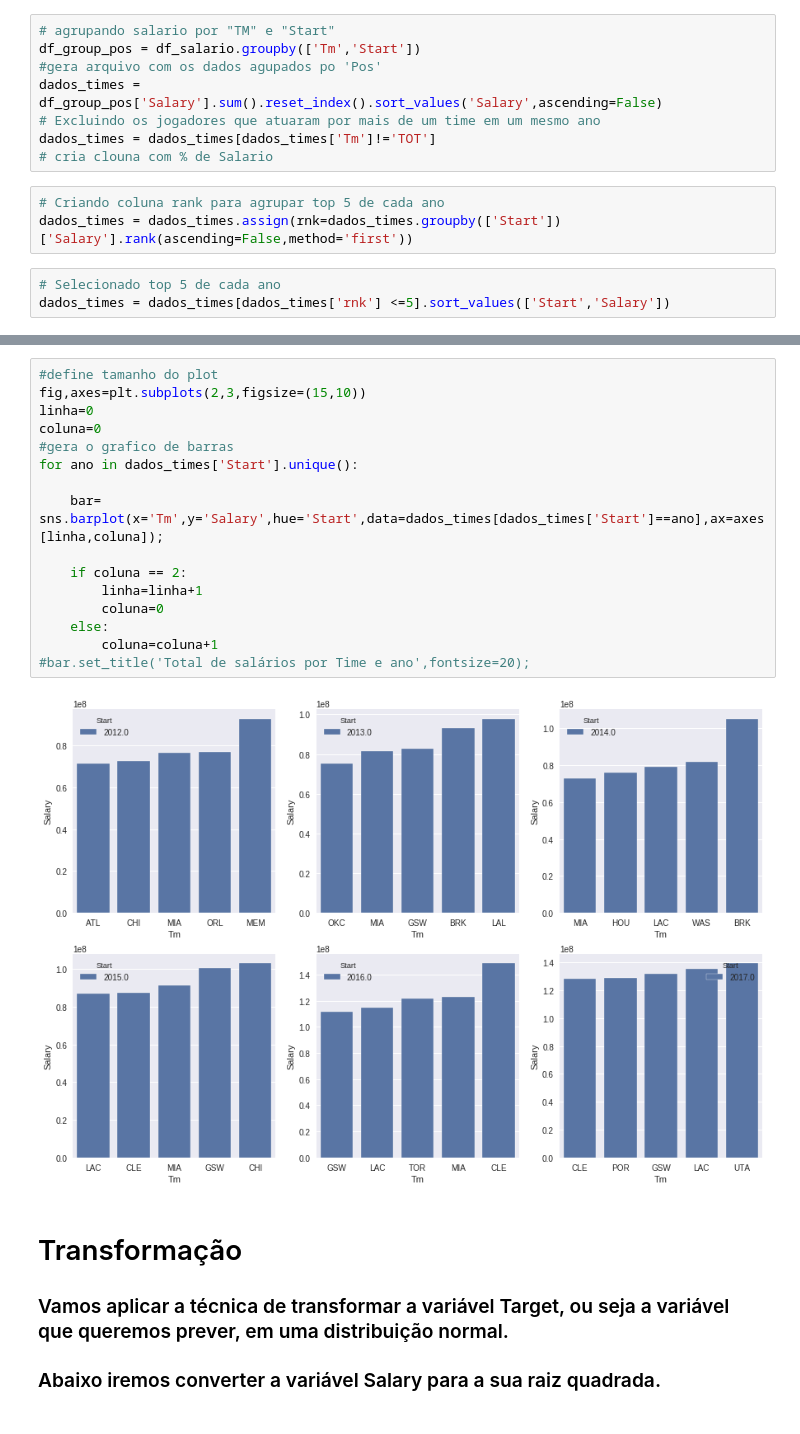
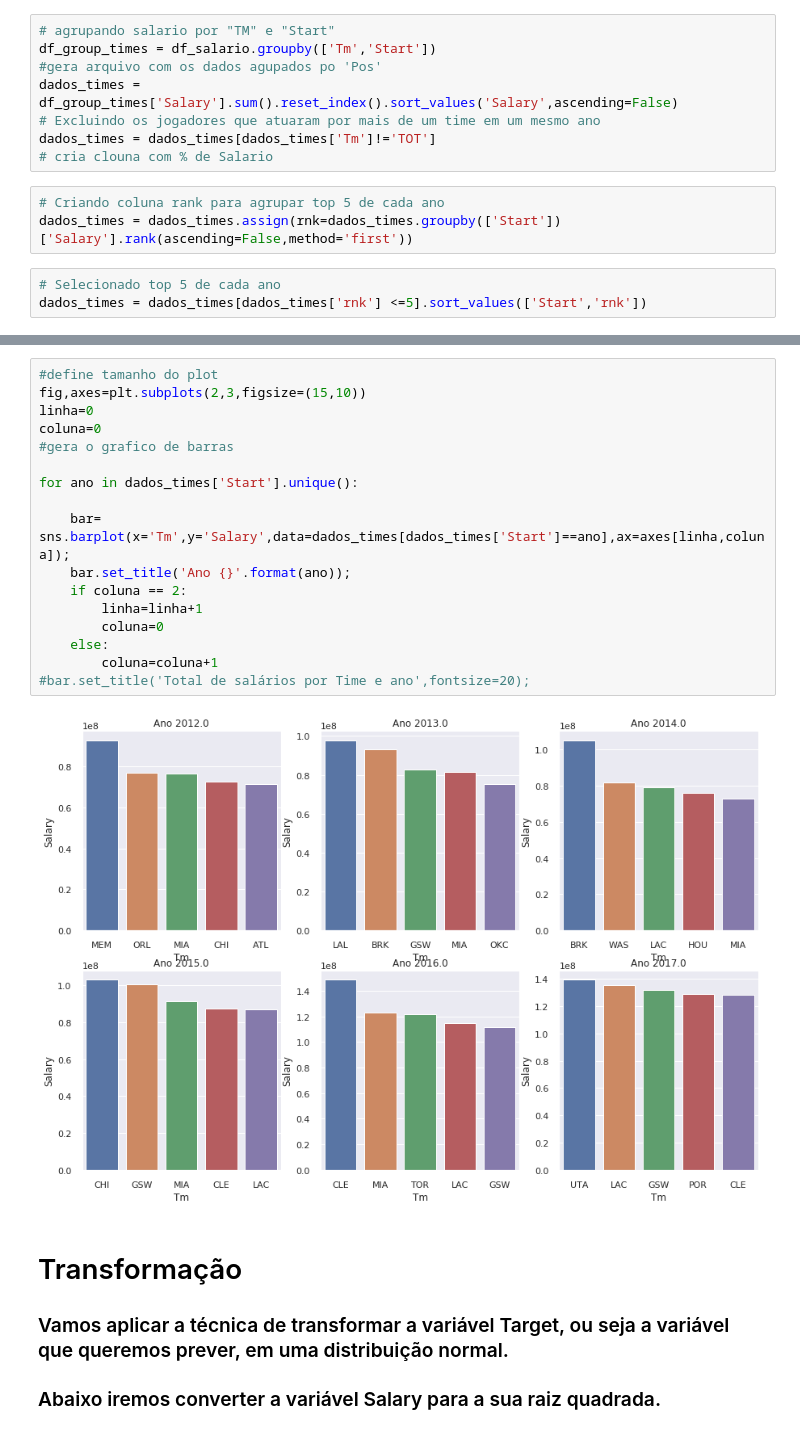
Before and after one commit to thiagobtr/NBA_Salary, a Jupyter notebook: NBA_Salario.ipynb, the cells around one changed output, grey strips where cells are left out. Drawn from its saved outputs; the diff is of its cells as text.

```diff
--- a/NBA_Salario.ipynb
+++ b/NBA_Salario.ipynb
@@ -393,9 +415,9 @@ bar.set_title('Média de salários por Posição',fontsize=20);
 ## 3- Quais são os 5 times que possuem as maiores despesas com salário?
 # %%
 # agrupando salario por "TM" e "Start"
-df_group_pos = df_salario.groupby(['Tm','Start'])
+df_group_times = df_salario.groupby(['Tm','Start'])
 #gera arquivo com os dados agupados po 'Pos'
-dados_times = df_group_pos['Salary'].sum().reset_index().sort_values('Salary',ascending=False)
+dados_times = df_group_times['Salary'].sum().reset_index().sort_values('Salary',ascending=False)
 # Excluindo os jogadores que atuaram por mais de um time em um mesmo ano
 dados_times = dados_times[dados_times['Tm']!='TOT']
 # cria clouna com % de Salario
@@ -404,4 +426,4 @@ dados_times = dados_times[dados_times['Tm']!='TOT']
 dados_times = dados_times.assign(rnk=dados_times.groupby(['Start'])['Salary'].rank(ascending=False,method='first'))
 # %%
 # Selecionado top 5 de cada ano
-dados_times = dados_times[dados_times['rnk'] <=5].sort_values(['Start','Salary'])
+dados_times = dados_times[dados_times['rnk'] <=5].sort_values(['Start','rnk'])
@@ -408,21 +450,22 @@ dados_times = dados_times[dados_times['rnk'] <=5].sort_values(['Start','Salary']
 # %%
 #define tamanho do plot
 fig,axes=plt.subplots(2,3,figsize=(15,10))
 linha=0
 coluna=0
 #gera o grafico de barras
+
 for ano in dados_times['Start'].unique():
 
-    bar= sns.barplot(x='Tm',y='Salary',hue='Start',data=dados_times[dados_times['Start']==ano],ax=axes[linha,coluna]);
-
+    bar= sns.barplot(x='Tm',y='Salary',data=dados_times[dados_times['Start']==ano],ax=axes[linha,coluna]);
+    bar.set_title('Ano {}'.format(ano));
     if coluna == 2:
         linha=linha+1
         coluna=0
     else:
         coluna=coluna+1
 #bar.set_title('Total de salários por Time e ano',fontsize=20);
 # %% [output]
-[figure, old version]
+[figure, new version]
 # %% [markdown]
 # Transformação
 ### Vamos aplicar a técnica de transformar a variável Target, ou seja a variável que queremos prever, em uma distribuição normal.
```
Also changed, not shown: parts of 24 cells of this notebook.
